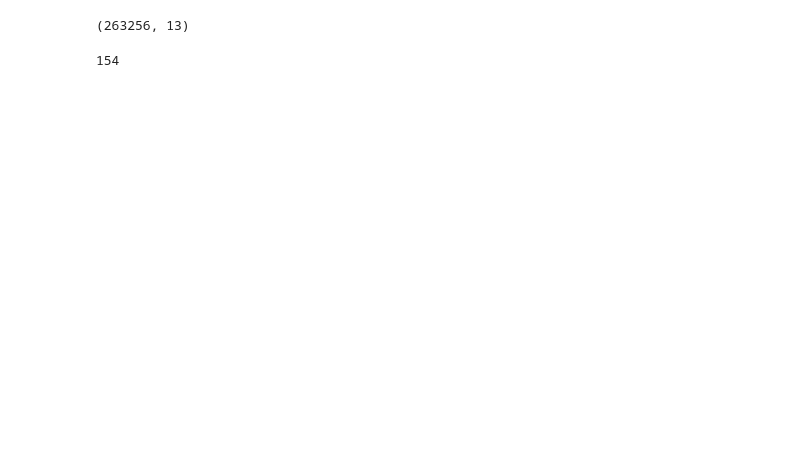
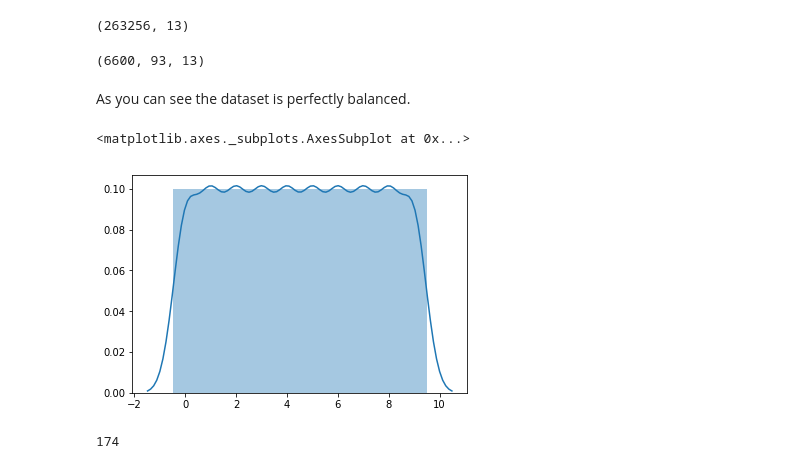
Before and after one commit to jostosh/libspn, a Jupyter notebook: ipynb/dspn_arabic.ipynb, the cells around one changed output. Drawn from its saved outputs; the diff is of its cells as text; code cells hidden in the pictures; blank space fills up the shorter version.

```diff
--- a/ipynb/dspn_arabic.ipynb
+++ b/ipynb/dspn_arabic.ipynb
@@ -90,12 +73,30 @@ print(root)
+# %%
+seq_lens = np.asarray(sequence_lens(all_data))
+X = pad_sequences(all_data, 93)
+y = np.expand_dims(np.concatenate([male_labels, female_labels]), 1)
+print(X.shape)
+# %% [output]
+(6600, 93, 13)
+# %% [markdown]
+As you can see the dataset is perfectly balanced.
+# %%
+%matplotlib inline
+import seaborn as sns
+sns.distplot(y, bins=np.arange(-0.5, 10))
+# %% [output]
+<matplotlib.axes._subplots.AxesSubplot at 0x...>
+[figure, added]
 # %%
 tf.reset_default_graph()
 dense_gen = spn.DenseSPNGeneratorLayerNodes(num_decomps=num_decomps, num_subsets=num_subsets, num_mixtures=num_mixtures,
                                             input_dist=input_dist, num_input_mixtures=num_input_mixtures,
                                             node_type=spn.DenseSPNGeneratorLayerNodes.NodeType.LAYER)
 
+
+
 contvars = spn.GaussianLeaf(
-    max_steps=93, num_vars=13, num_components=2, data=data_stacked, dynamic=True, use_prior=True,
-    learn_dist_params=True, total_counts_init=100)
+    max_steps=93, num_vars=13, num_components=4, data=data_stacked, dynamic=True, use_prior=False,
+    learn_dist_params=True, total_counts_init=100, min_stddev=1e-8)
 
 top_per_digit = []
 for d in range(10):
@@ -128,7 +129,7 @@ latent = root.generate_ivs()
 
 print(root.get_num_nodes())
 # %% [output]
-154
+174
 # %%
 %load_ext autoreload
 %autoreload 2
```
Also changed, not shown: parts of 12 cells of this notebook.
